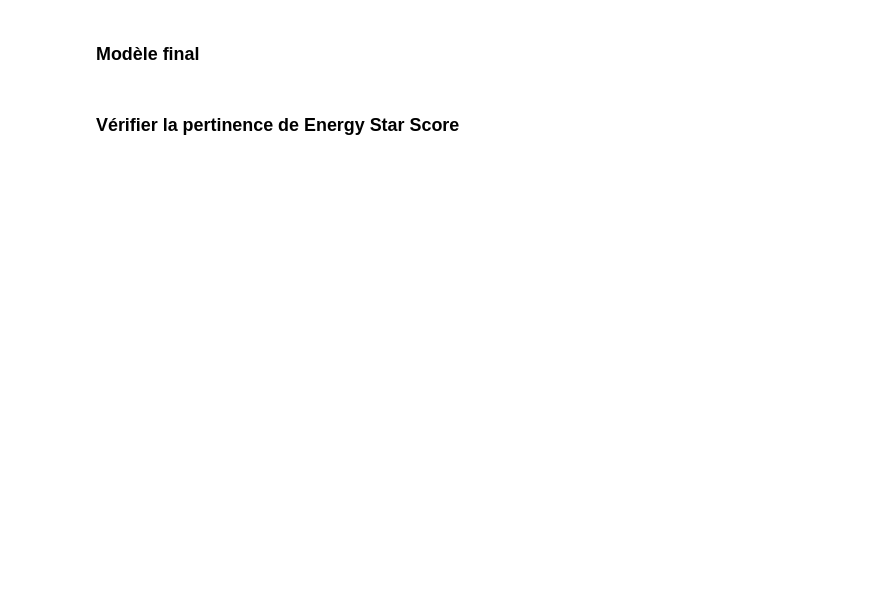
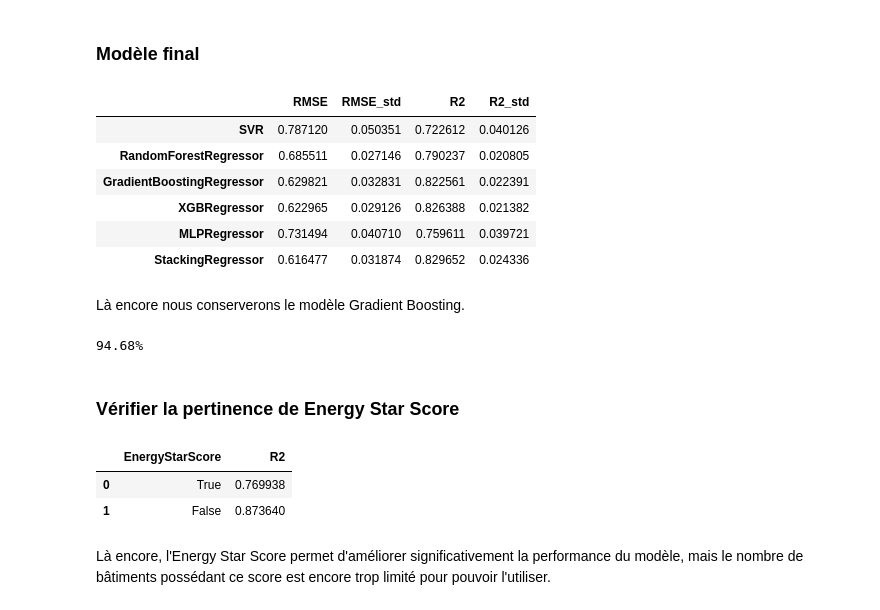
Before and after one commit to Pierre-Eloi/OC_DS_Project4, a Jupyter notebook: Project4_Data_Modeling.ipynb, the cells around one changed output. Drawn from its saved outputs; the diff is of its cells as text; code cells hidden in the pictures; blank space fills up the shorter version.

```diff
--- a/Project4_Data_Modeling.ipynb
+++ b/Project4_Data_Modeling.ipynb
@@ -319,12 +315,12 @@ df
 # %% [markdown]
 ### Recherche des variables les plus significatives
 # %%
-cv = RepeatedKFold(n_splits=5, n_repeats=2, random_state=42)
+cv = KFold(n_splits=5, shuffle=True, random_state=42)
 min_features = int(X_train.shape[1]/5)
 forest_reg = [m for m in models if type(m).__name__=='RandomForestRegressor'][0]
 
 rfe = RFECV(forest_reg, min_features_to_select=min_features,
-            cv=cv)
+            cv=cv, scoring='neg_mean_squared_error', n_jobs=-1)
 rfe.fit(X_train, y_train)
 X_train_rfe = rfe.transform(X_train)
 mask = rfe.support_
@@ -358,21 +380,34 @@ for m in best_models_name:
 # %%
 # Get a stacking ensemble of models
 estimators = []
 for m in best_models:
     estimators.append((type(m).__name__, m))
 stack_reg = StackingRegressor(estimators=estimators,
                               final_estimator=RidgeCV(alphas=np.logspace(-2, 2, 5)))
+stack_reg.fit(X_train_rfe, y_train)
 
 # Get the results
 best_models.append(stack_reg)
 df = compare_models(X_train_rfe, y_train, best_models)
 df
+# %% [output]
+|  | RMSE | RMSE_std | R2 | R2_std |
+| SVR | 0.787120 | 0.050351 | 0.722612 | 0.040126 |
+| RandomForestRegressor | 0.685511 | 0.027146 | 0.790237 | 0.020805 |
+| GradientBoostingRegressor | 0.629821 | 0.032831 | 0.822561 | 0.022391 |
+| XGBRegressor | 0.622965 | 0.029126 | 0.826388 | 0.021382 |
+| MLPRegressor | 0.731494 | 0.040710 | 0.759611 | 0.039721 |
+| StackingRegressor | 0.616477 | 0.031874 | 0.829652 | 0.024336 |
+# %% [markdown]
+Là encore nous conserverons le modèle Gradient Boosting.
 # %%
-gboost = best_models[-4]
-y_pred = np.exp(gboost.predict(X_test[:, mask]))
+model = best_models[-4]
+y_pred = np.exp(model.predict(X_test[:, mask]))
 y_true = np.exp(y_test)
 r2 = r2_score(y_true, y_pred)
-print(r2)
+print('{:.2%}'.format(r2))
+# %% [output]
+94.68%
 # %% [markdown]
 ### Vérifier la pertinence de Energy Star Score
 # %%
@@ -397,7 +432,13 @@ r2 = []
 y_pred = np.exp(gboost_star.predict(X_star_test))
 y_true = np.exp(y_star_test)
 r2.append(r2_score(y_true, y_pred))
-y_pred = np.exp(xgboost_no_star.predict(X_star_test[:, mask_star]))
+y_pred = np.exp(gboost_no_star.predict(X_star_test[:, mask_star]))
 r2.append(r2_score(y_true, y_pred))
 df_star = pd.DataFrame({'EnergyStarScore': [True, False], 'R2': r2})
 df_star
+# %% [output]
+|  | EnergyStarScore | R2 |
+| 0 | True | 0.769938 |
+| 1 | False | 0.873640 |
+# %% [markdown]
+Là encore, l'Energy Star Score permet d'améliorer significativement la performance du modèle, mais le nombre de bâtiments possédant ce score est encore trop limité pour pouvoir l'utiliser.
```
Also changed, not shown: parts of 22 cells of this notebook, 2 other files.
